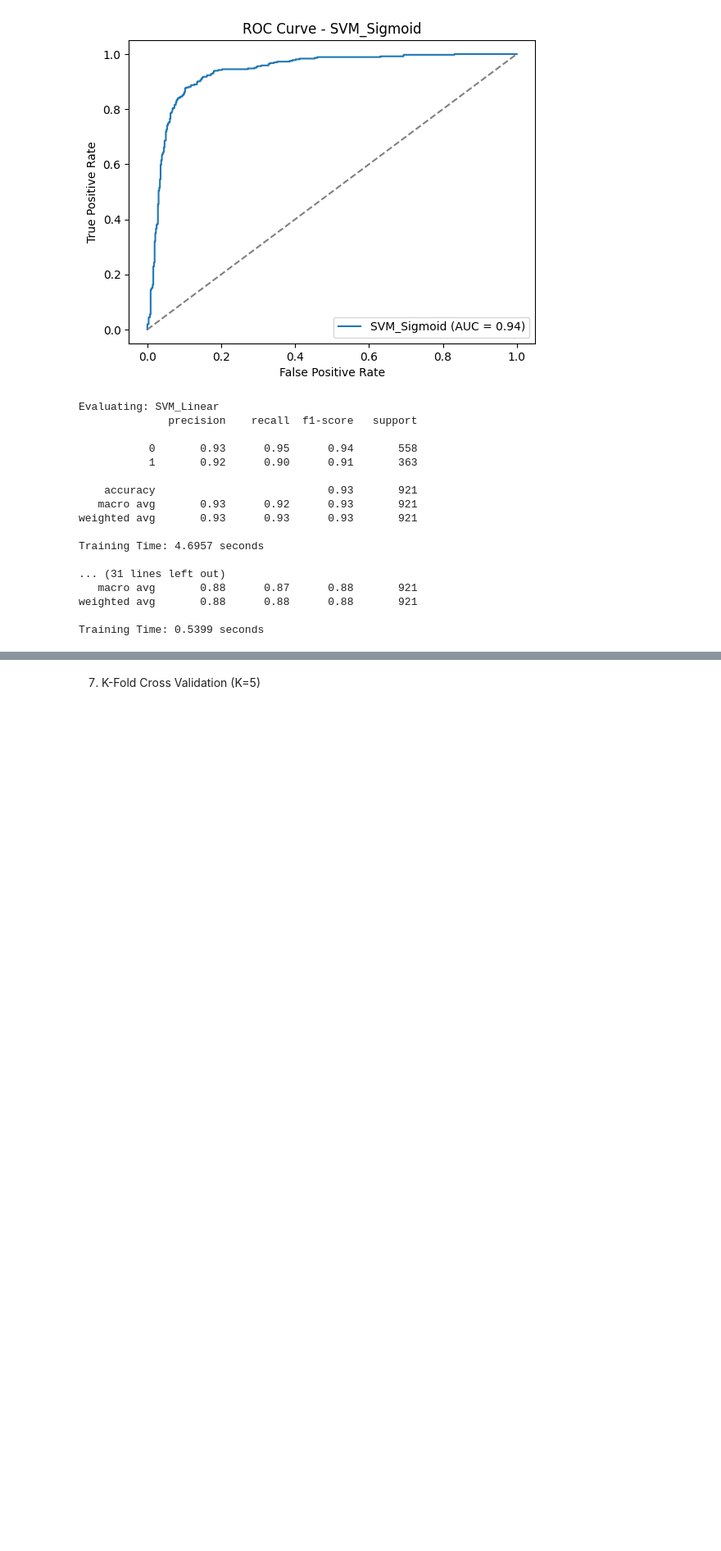
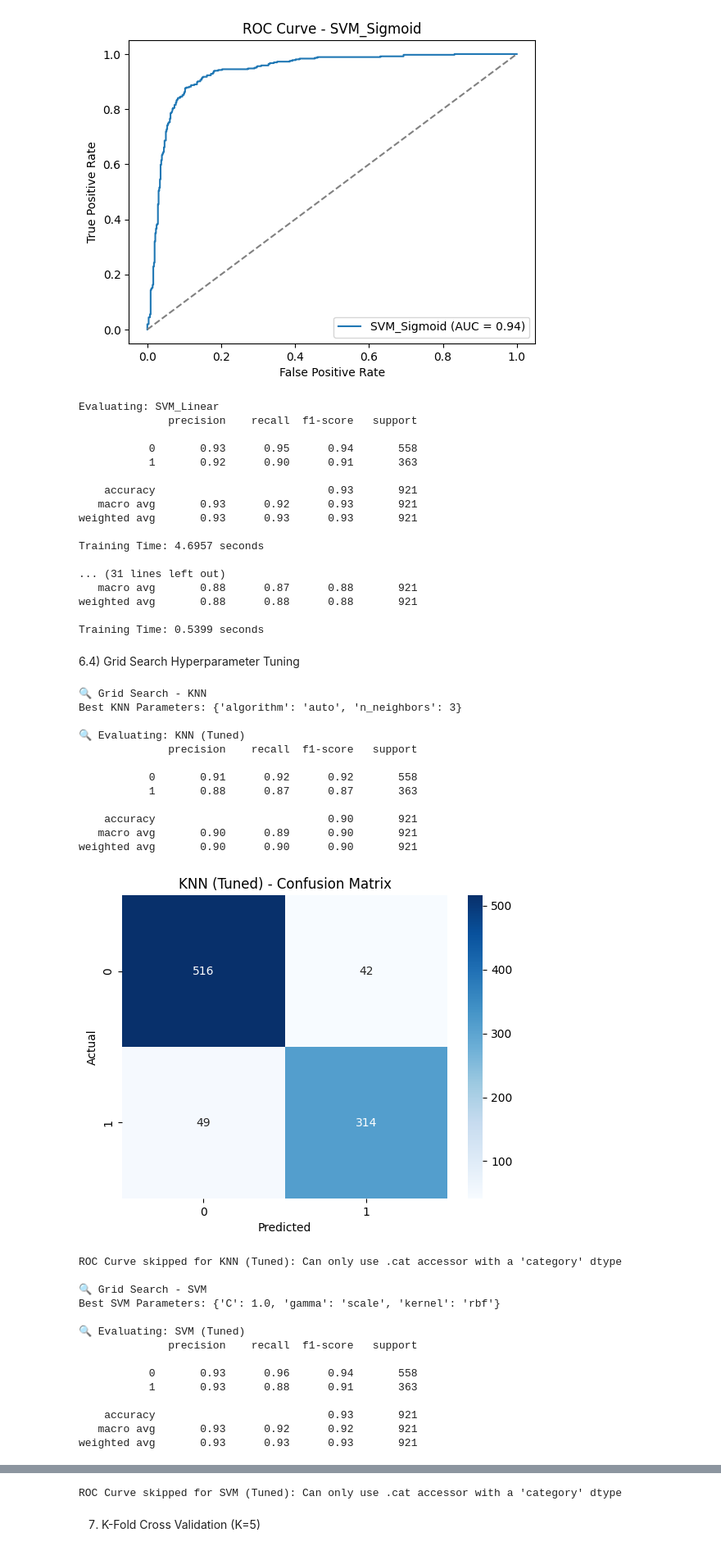
Before and after one commit to pranavahvarun/MachineLearningLab, a Jupyter notebook: a3/mllaba3.ipynb, the cells around one changed output, grey strips where cells are left out. Shown: that part at 82% size. Drawn from its saved outputs; the diff is of its cells as text; code cells hidden in the pictures; blank space fills up the shorter version.

```diff
--- a/a3/mllaba3.ipynb
+++ b/a3/mllaba3.ipynb
@@ -355,3 +355,68 @@ Training Time: 4.6957 seconds
 weighted avg       0.88      0.88      0.88       921
 
 Training Time: 0.5399 seconds
+# %% [markdown]
+6.4) Grid Search Hyperparameter Tuning
+# %%
+# Grid Search: KNN and SVM
+from sklearn.model_selection import GridSearchCV
+
+# Hyperparameter grids
+knn_grid = {
+    'n_neighbors': [3, 5, 7],
+    'algorithm': ['auto', 'kd_tree', 'ball_tree']
+}
+
+svm_grid = {
+    'kernel': ['linear', 'poly', 'rbf', 'sigmoid'],
+    'C': [1.0],
+    'gamma': ['scale']
+}
+
+# Perform grid search on KNN
+print("\n🔍 Grid Search - KNN")
+knn = KNeighborsClassifier()
+grid_knn = GridSearchCV(knn, knn_grid, cv=5, scoring='accuracy', n_jobs=-1)
+grid_knn.fit(X_scaled_train, y_train_scaled)
+print("Best KNN Parameters:", grid_knn.best_params_)
+
+# Evaluate tuned KNN
+evaluate_model("KNN (Tuned)", grid_knn.best_estimator_, X_scaled_test, y_test_scaled)
+
+# Perform grid search on SVM
+print("\n🔍 Grid Search - SVM")
+svm = SVC(probability=True)
+grid_svm = GridSearchCV(svm, svm_grid, cv=5, scoring='accuracy', n_jobs=-1)
+grid_svm.fit(X_scaled_train, y_train_scaled)
+print("Best SVM Parameters:", grid_svm.best_params_)
+
+# Evaluate tuned SVM
+evaluate_model("SVM (Tuned)", grid_svm.best_estimator_, X_scaled_test, y_test_scaled)
+# %% [output]
+🔍 Grid Search - KNN
+Best KNN Parameters: {'algorithm': 'auto', 'n_neighbors': 3}
+
+🔍 Evaluating: KNN (Tuned)
+              precision    recall  f1-score   support
+
+           0       0.91      0.92      0.92       558
+           1       0.88      0.87      0.87       363
+
+    accuracy                           0.90       921
+   macro avg       0.90      0.89      0.90       921
+weighted avg       0.90      0.90      0.90       921
+[figure, added]
+ROC Curve skipped for KNN (Tuned): Can only use .cat accessor with a 'category' dtype
+
+🔍 Grid Search - SVM
+Best SVM Parameters: {'C': 1.0, 'gamma': 'scale', 'kernel': 'rbf'}
+
+🔍 Evaluating: SVM (Tuned)
+              precision    recall  f1-score   support
+
+           0       0.93      0.96      0.94       558
+           1       0.93      0.88      0.91       363
+
+    accuracy                           0.93       921
+   macro avg       0.93      0.92      0.92       921
+weighted avg       0.93      0.93      0.93       921
@@ -358,3 +424,4 @@ Training Time: 0.5399 seconds
+ROC Curve skipped for SVM (Tuned): Can only use .cat accessor with a 'category' dtype
 # %% [markdown]
 7) K-Fold Cross Validation (K=5)
 # %%
```
Also changed, not shown: parts of 1 cell of this notebook.
